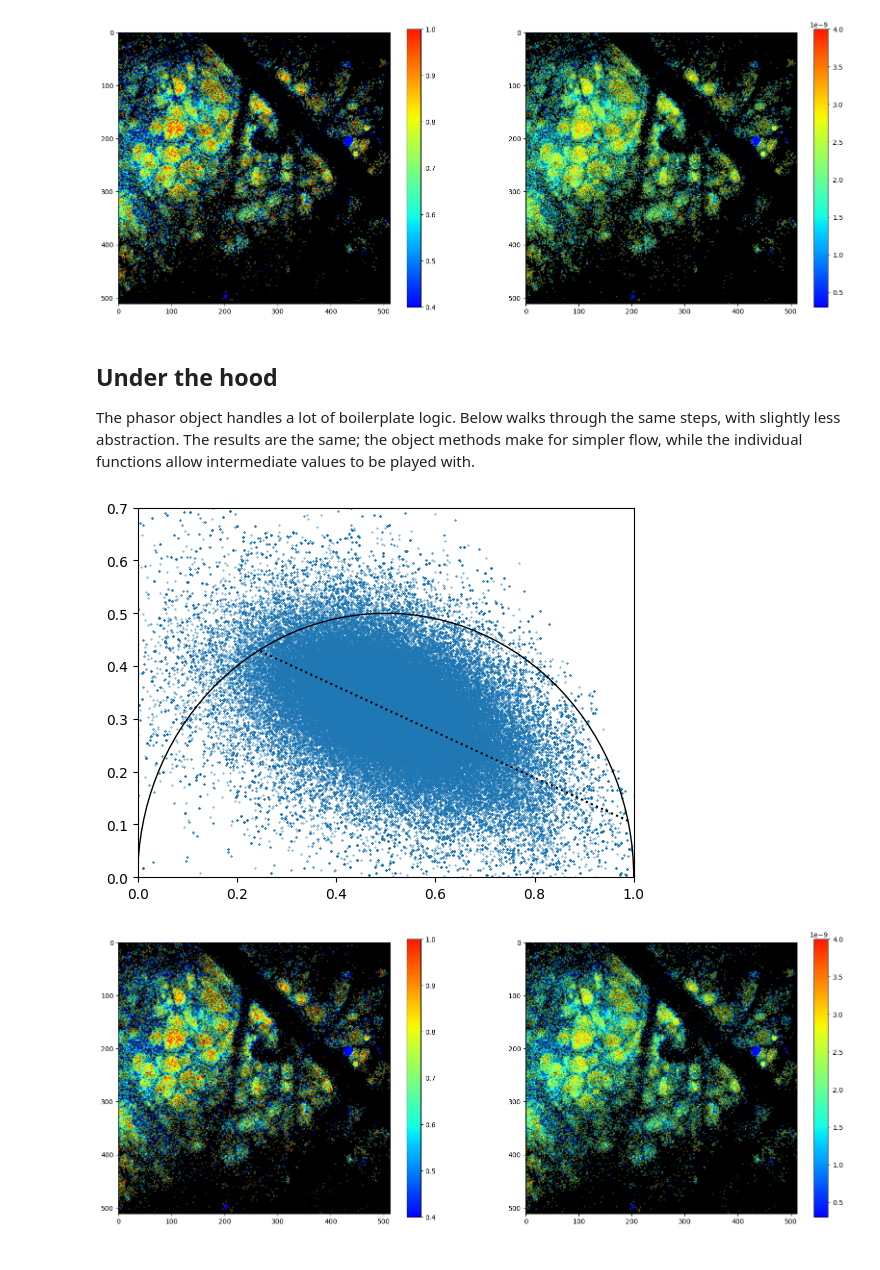
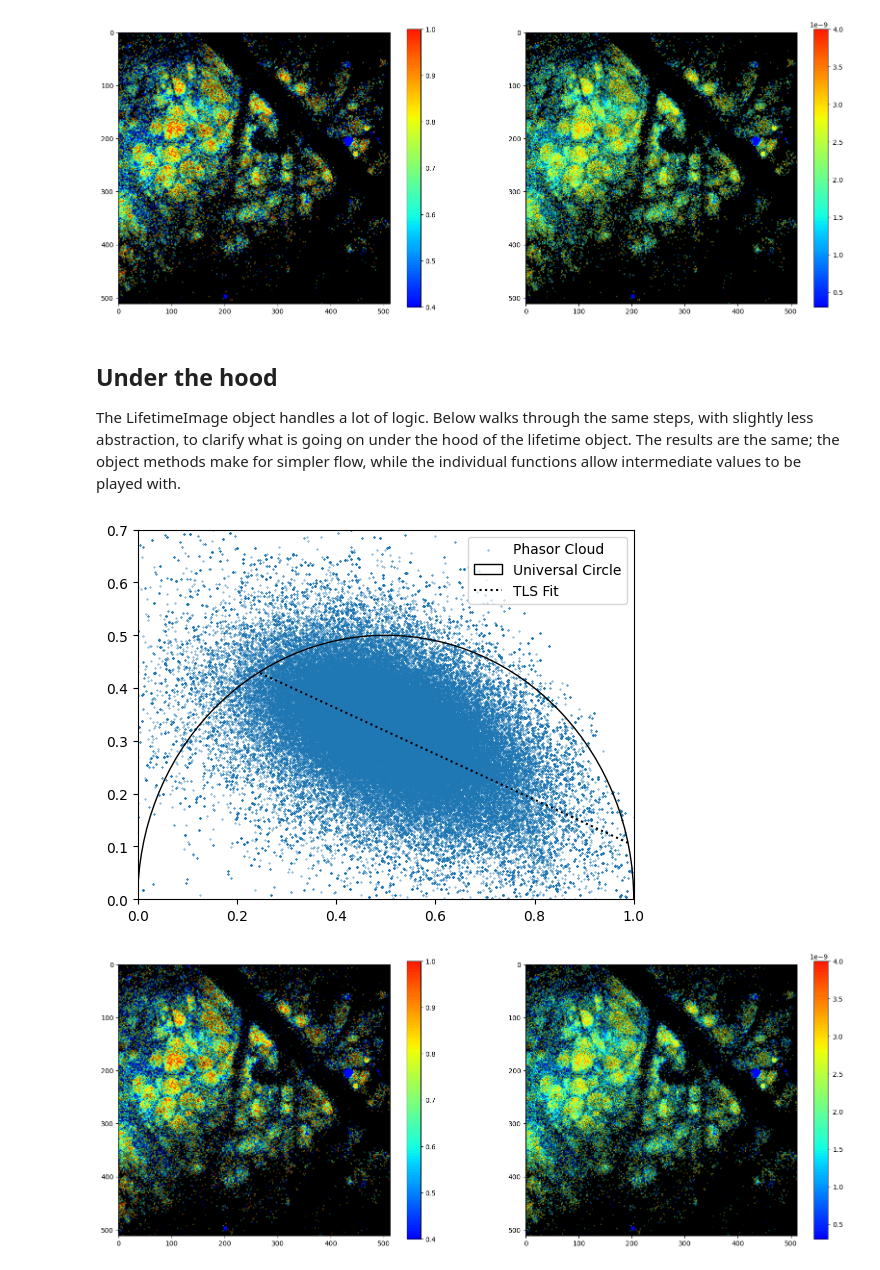
Before and after one commit to jiversivers/hsdfmpm, a Jupyter notebook: examples/using_mpm_objects.ipynb, the cells around one changed output. Cells and saved outputs as stored; diff of their text form; code cells hidden in the pictures.

```diff
--- a/examples/using_mpm_objects.ipynb
+++ b/examples/using_mpm_objects.ipynb
@@ -63,27 +62,28 @@ Lifetimes from fit. Free 0.2091ns, Bound: 3.472ns
 [figure]
 # %% [markdown]
 ## Under the hood
-The phasor object handles a lot of boilerplate logic. Below walks through the same steps, with slightly less abstraction. The results are the same; the object methods make for simpler flow, while the individual functions allow intermediate values to be played with.
+The LifetimeImage object handles a lot of logic. Below walks through the same steps, with slightly less abstraction, to clarify what is going on under the hood of the lifetime object. The results are the same; the object methods make for simpler flow, while the individual functions allow intermediate values to be played with.
 # %%
 P, photons = get_phasor_coordinates(decay.raw, as_complex=True, frequency=decay.frequency, bin_width=decay.bin_width)
 P[photons < 10] = np.nan
 P_irf, _ = get_phasor_coordinates(decay.calibration.raw, as_complex=True, frequency=decay.calibration.frequency, bin_width=decay.calibration.bin_width)
 P_corr = cartesian_from_lifetime(decay.calibration.reference_lifetime, 2 * np.pi * decay.calibration.frequency, as_complex=True) / P_irf
 P *= P_corr
 g, s = P.real, P.imag
 g = generic_filter(g, np.nanmedian, size=3, mode='nearest')
 s = generic_filter(s, np.nanmedian, size=3, mode='nearest')
 b, m = fit_phasor(g, s)
 x, y = find_intersection_with_circle(b, m)
 
 plt.scatter(g, s, s=0.1, label='Phasor Cloud')
 plot_universal_circle(omega=decay.omega)
 plt.plot(x, y, linestyle=':', color='k', label='TLS Fit')
 plt.xlim(0, 1)
 plt.ylim(0, 0.7)
+plt.legend()
 plt.show()
 # %% [output]
-[figure, old version]
+[figure, new version]
 # %%
 mask = ~(np.isnan(g) | np.isnan(s))
 vT, ratio, mu = phasor_svd(g[mask], s[mask])
```
Also changed, not shown: parts of 1 cell of this notebook.
